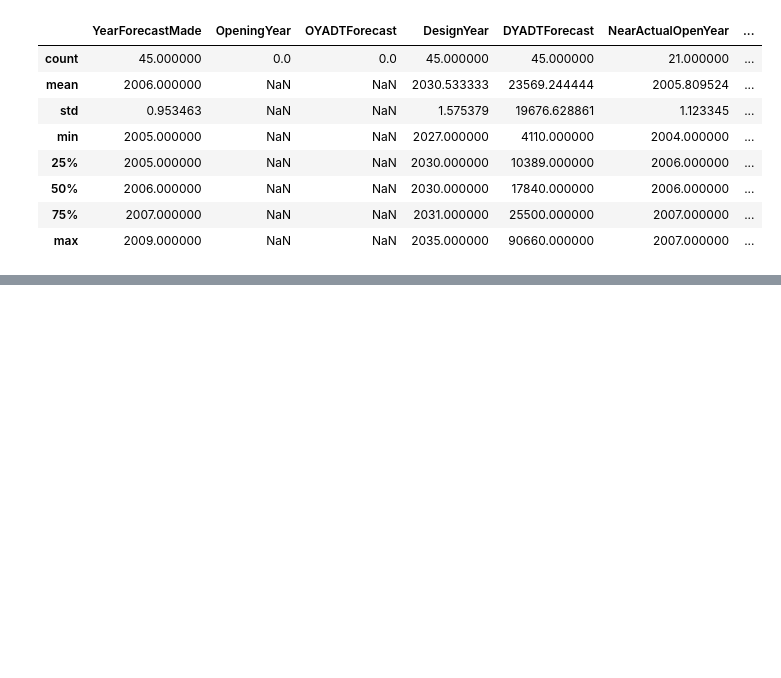
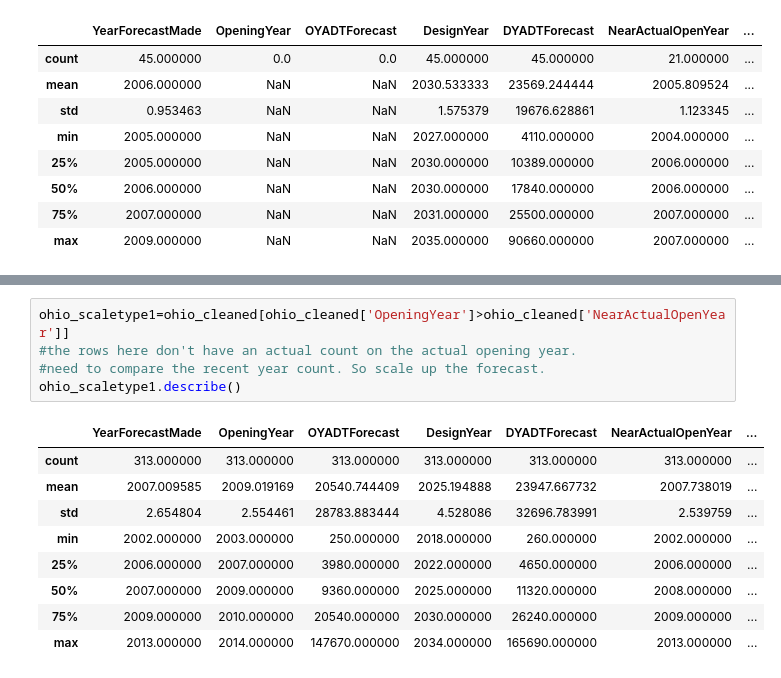
Before and after one commit to jawadmhoque/accuracy-assessment, a Jupyter notebook: Ohio Dataset Cleanup.ipynb, the cells around one changed output, grey strips where cells are left out. Drawn from its saved outputs; the diff is of its cells as text; blank space fills up the shorter version.

```diff
--- a/Ohio Dataset Cleanup.ipynb
+++ b/Ohio Dataset Cleanup.ipynb
@@ -80,0 +85,15 @@ ohio_completion=ohio_completion.assign(DiffYear2=ohio_completion['OpeningYear']-
+# %%
+ohio_scaletype1=ohio_cleaned[ohio_cleaned['OpeningYear']>ohio_cleaned['NearActualOpenYear']]
+#the rows here don't have an actual count on the actual opening year.
+#need to compare the recent year count. So scale up the forecast.
+ohio_scaletype1.describe()
+# %% [output]
+|  | YearForecastMade | OpeningYear | OYADTForecast | DesignYear | DYADTForecast | NearActualOpenYear | ... |
+| count | 313.000000 | 313.000000 | 313.000000 | 313.000000 | 313.000000 | 313.000000 | ... |
+| mean | 2007.009585 | 2009.019169 | 20540.744409 | 2025.194888 | 23947.667732 | 2007.738019 | ... |
+| std | 2.654804 | 2.554461 | 28783.883444 | 4.528086 | 32696.783991 | 2.539759 | ... |
+| min | 2002.000000 | 2003.000000 | 250.000000 | 2018.000000 | 260.000000 | 2002.000000 | ... |
+| 25% | 2006.000000 | 2007.000000 | 3980.000000 | 2022.000000 | 4650.000000 | 2006.000000 | ... |
+| 50% | 2007.000000 | 2009.000000 | 9360.000000 | 2025.000000 | 11320.000000 | 2008.000000 | ... |
+| 75% | 2009.000000 | 2010.000000 | 20540.000000 | 2030.000000 | 26240.000000 | 2009.000000 | ... |
+| max | 2013.000000 | 2014.000000 | 147670.000000 | 2034.000000 | 165690.000000 | 2013.000000 | ... |
```
Also changed, not shown: parts of 13 cells of this notebook.
